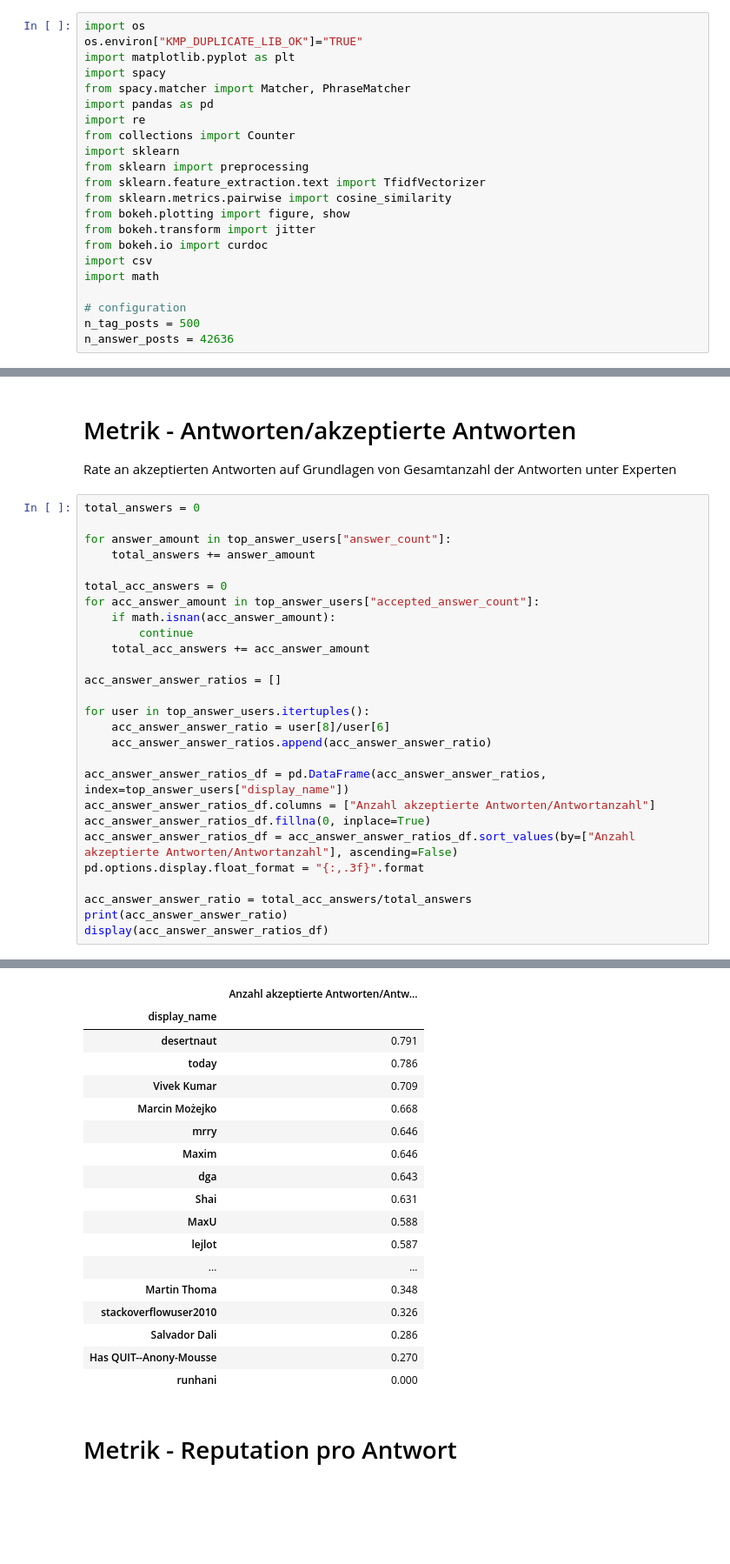
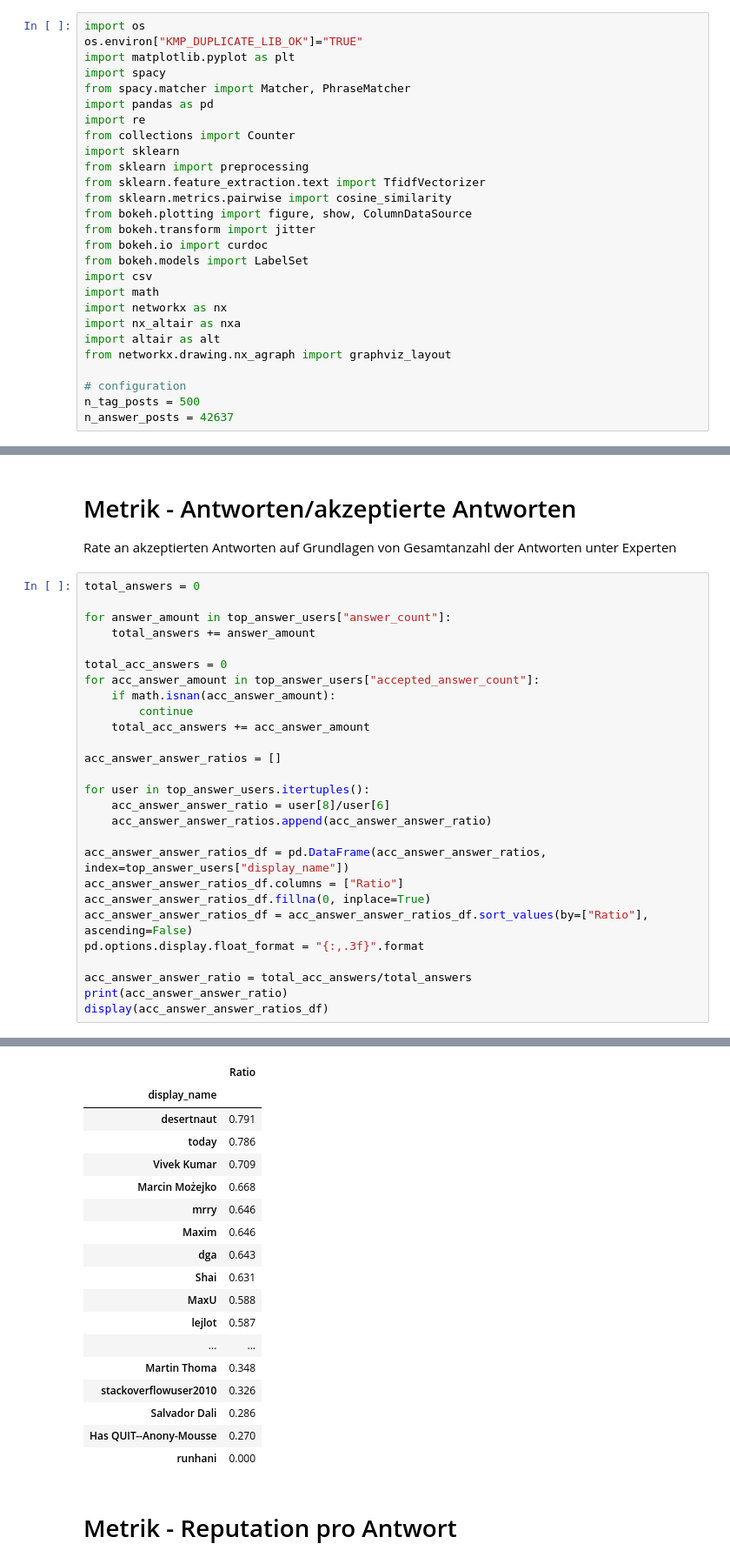
Before and after one commit to LBraunshausen/MSR-project, a Jupyter notebook: RQ4.ipynb, the cells around one changed output, grey strips where cells are left out. Shown: that part at 87% size. Drawn from its saved outputs; the diff is of its cells as text; blank space fills up the shorter version.

```diff
--- a/RQ4.ipynb
+++ b/RQ4.ipynb
@@ -11,15 +11,20 @@ import sklearn
 from sklearn import preprocessing
 from sklearn.feature_extraction.text import TfidfVectorizer
 from sklearn.metrics.pairwise import cosine_similarity
-from bokeh.plotting import figure, show
+from bokeh.plotting import figure, show, ColumnDataSource
 from bokeh.transform import jitter
 from bokeh.io import curdoc
+from bokeh.models import LabelSet
 import csv
 import math
+import networkx as nx
+import nx_altair as nxa
+import altair as alt
+from networkx.drawing.nx_agraph import graphviz_layout
 
 # configuration
 n_tag_posts = 500
-n_answer_posts = 42636
+n_answer_posts = 42637
 # %%
 # Load csv data
 filepath = os.path.join(os.getcwd(), 'QueryResults_sample_42636_14_05_21.csv')
@@ -196,33 +278,33 @@ Rate an akzeptierten Antworten auf Grundlagen von Gesamtanzahl der Antworten unt
 # %%
 total_answers = 0
 
 for answer_amount in top_answer_users["answer_count"]:
     total_answers += answer_amount
 
 total_acc_answers = 0
 for acc_answer_amount in top_answer_users["accepted_answer_count"]:
     if math.isnan(acc_answer_amount):
         continue
     total_acc_answers += acc_answer_amount
 
 acc_answer_answer_ratios = []
 
 for user in top_answer_users.itertuples():
     acc_answer_answer_ratio = user[8]/user[6]
     acc_answer_answer_ratios.append(acc_answer_answer_ratio)
 
 acc_answer_answer_ratios_df = pd.DataFrame(acc_answer_answer_ratios, index=top_answer_users["display_name"])
-acc_answer_answer_ratios_df.columns = ["Anzahl akzeptierte Antworten/Antwortanzahl"]
+acc_answer_answer_ratios_df.columns = ["Ratio"]
 acc_answer_answer_ratios_df.fillna(0, inplace=True)
-acc_answer_answer_ratios_df = acc_answer_answer_ratios_df.sort_values(by=["Anzahl akzeptierte Antworten/Antwortanzahl"], ascending=False)
+acc_answer_answer_ratios_df = acc_answer_answer_ratios_df.sort_values(by=["Ratio"], ascending=False)
 pd.options.display.float_format = "{:,.3f}".format
 
 acc_answer_answer_ratio = total_acc_answers/total_answers
 print(acc_answer_answer_ratio)
 display(acc_answer_answer_ratios_df)
 # %% [output]
 0.5920076573342905
-|  | Anzahl akzeptierte Antworten/Antw... |
+|  | Ratio |
 | display_name |  |
 | desertnaut | 0.791 |
 | today | 0.786 |
```
Also changed, not shown: parts of 20 cells of this notebook.
